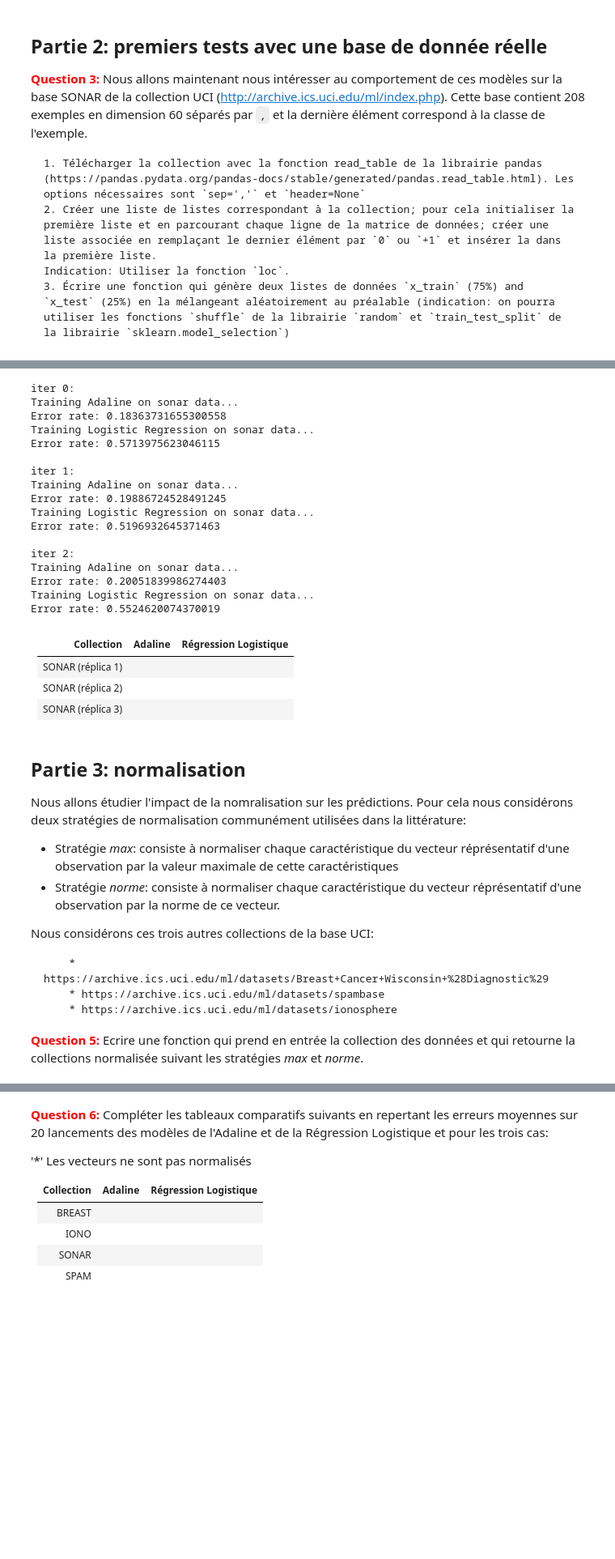
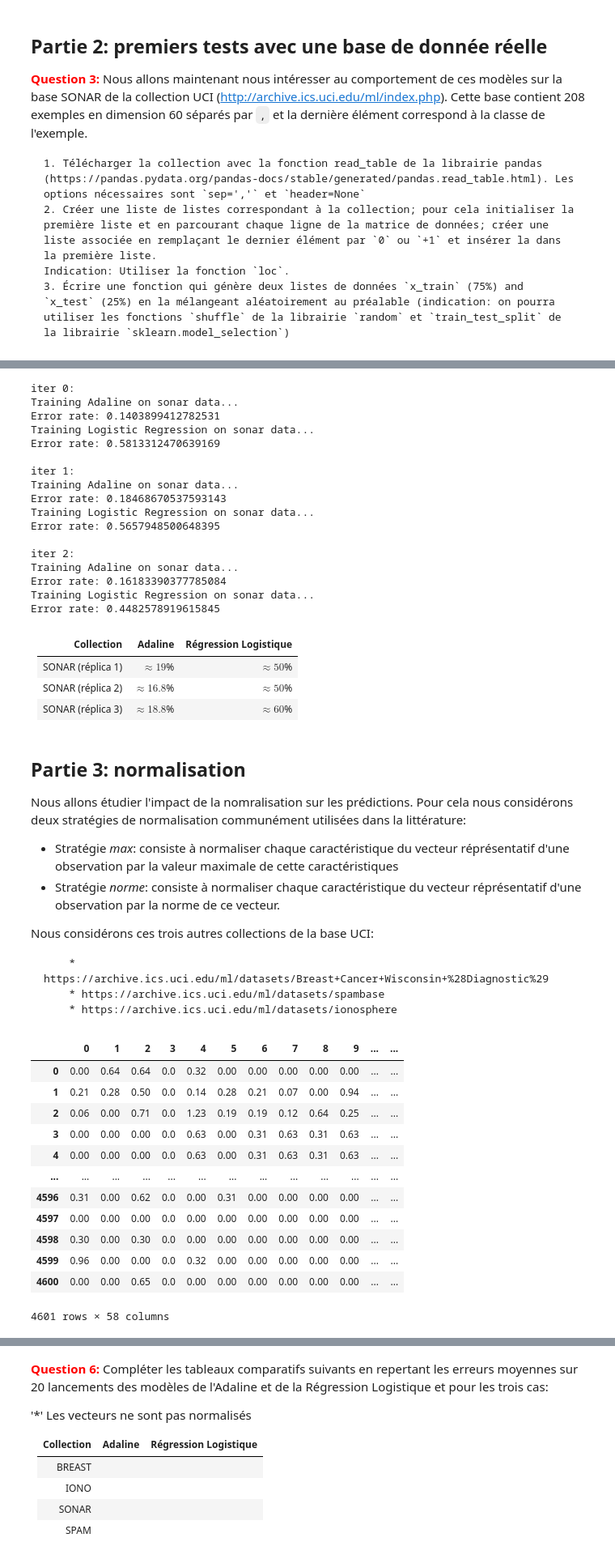
Before and after one commit to CwithLove/L3_Machine_Learning, a Jupyter notebook: Projet/TP3-projet1.ipynb, the cells around one changed output, grey strips where cells are left out. Shown: that part at 81% size. Saved outputs shown, nothing was run; the diff lists cells and outputs as text; code cells hidden in the pictures; blank space fills up the shorter version.

```diff
--- a/Projet/TP3-projet1.ipynb
+++ b/Projet/TP3-projet1.ipynb
@@ -220,8 +391,12 @@ def generate_train_test_random(x, y):
 # %%
-MaxEp = 500
+# Sonar Data Frame #
+sonar_num_line, sonar_num_col = number_of_lines_columns(sonar_data_fram)
+x_sonar, y_sonar = produce_collection(sonar_data_fram, sonar_num_line, sonar_num_col, sonar_num_col - 1, ['M', 'R'])
 
+
+MaxEp = 1000
 for _ in range(3):
-    x_train, x_test, y_train, y_test = generate_train_test_random(x, y)
+    x_train, x_test, y_train, y_test = generate_train_test_random(x_sonar, y_sonar)
     out = "iter " + str(_) + ":\n"
     out += "Training Adaline on sonar data...\n"
     w_adaline = SGD(x_train, y_train, MaxEp, eta_001, h, loss_adaline, adaline_grad, False)
@@ -240,27 +415,27 @@ for _ in range(3):
 # %% [output]
 iter 0:
 Training Adaline on sonar data...
-Error rate: 0.18363731655300558
+Error rate: 0.1403899412782531
 Training Logistic Regression on sonar data...
-Error rate: 0.5713975623046115
+Error rate: 0.5813312470639169
 
 iter 1:
 Training Adaline on sonar data...
-Error rate: 0.19886724528491245
+Error rate: 0.18468670537593143
 Training Logistic Regression on sonar data...
-Error rate: 0.5196932645371463
+Error rate: 0.5657948500648395
 
 iter 2:
 Training Adaline on sonar data...
-Error rate: 0.20051839986274403
+Error rate: 0.16183390377785084
 Training Logistic Regression on sonar data...
-Error rate: 0.5524620074370019
+Error rate: 0.4482578919615845
 # %% [markdown]
   | Collection | Adaline     | Régression Logistique |
   |------------|-------------|-----------------------|
-  |   SONAR (réplica 1)   |             |                       |
-  |   SONAR (réplica 2)   |             |                       |
-  |   SONAR (réplica 3)   |             |                       |
+  |   SONAR (réplica 1)   |      $\approx19$%       |  $\approx50$%         |
+  |   SONAR (réplica 2)   |       $\approx16.8$%    | $\approx50$%        |
+  |   SONAR (réplica 3)   |       $\approx18.8$%    |       $\approx60$%    |
 # %% [markdown]
 ## Partie 3: normalisation
 
@@ -273,5 +448,26 @@ Nous considérons ces trois autres collections de la base UCI:
         * https://archive.ics.uci.edu/ml/datasets/Breast+Cancer+Wisconsin+%28Diagnostic%29
         * https://archive.ics.uci.edu/ml/datasets/spambase
         * https://archive.ics.uci.edu/ml/datasets/ionosphere
-
-<font color='red'><b>Question 5:</b></font> Ecrire une fonction qui prend en entrée la collection des données et qui retourne la collections normalisée suivant les stratégies <i>max</i> et <i>norme</i>.
+# %%
+# Importer dataset #
+breast_cancer_df = pd.read_table('Data/BreastCancer/wdbc.data', header=None, sep=',')
+ionosphere_df = pd.read_csv('Data/Ionosphere/ionosphere.data', header=None, sep=',')
+spambase_df = pd.read_csv('Data/Spambase/spambase.data', header=None, sep=',')
+
+breast_cancer_df
+ionosphere_df
+spambase_df
+# %% [output]
+|  | 0 | 1 | 2 | 3 | 4 | 5 | 6 | 7 | 8 | 9 | ... | ... |
+| 0 | 0.00 | 0.64 | 0.64 | 0.0 | 0.32 | 0.00 | 0.00 | 0.00 | 0.00 | 0.00 | ... | ... |
+| 1 | 0.21 | 0.28 | 0.50 | 0.0 | 0.14 | 0.28 | 0.21 | 0.07 | 0.00 | 0.94 | ... | ... |
+| 2 | 0.06 | 0.00 | 0.71 | 0.0 | 1.23 | 0.19 | 0.19 | 0.12 | 0.64 | 0.25 | ... | ... |
+| 3 | 0.00 | 0.00 | 0.00 | 0.0 | 0.63 | 0.00 | 0.31 | 0.63 | 0.31 | 0.63 | ... | ... |
+| 4 | 0.00 | 0.00 | 0.00 | 0.0 | 0.63 | 0.00 | 0.31 | 0.63 | 0.31 | 0.63 | ... | ... |
+| ... | ... | ... | ... | ... | ... | ... | ... | ... | ... | ... | ... | ... |
+| 4596 | 0.31 | 0.00 | 0.62 | 0.0 | 0.00 | 0.31 | 0.00 | 0.00 | 0.00 | 0.00 | ... | ... |
+| 4597 | 0.00 | 0.00 | 0.00 | 0.0 | 0.00 | 0.00 | 0.00 | 0.00 | 0.00 | 0.00 | ... | ... |
+| 4598 | 0.30 | 0.00 | 0.30 | 0.0 | 0.00 | 0.00 | 0.00 | 0.00 | 0.00 | 0.00 | ... | ... |
+| 4599 | 0.96 | 0.00 | 0.00 | 0.0 | 0.32 | 0.00 | 0.00 | 0.00 | 0.00 | 0.00 | ... | ... |
+| 4600 | 0.00 | 0.00 | 0.65 | 0.0 | 0.00 | 0.00 | 0.00 | 0.00 | 0.00 | 0.00 | ... | ... |
+4601 rows × 58 columns
```
Also changed, not shown: parts of 21 cells of this notebook.
